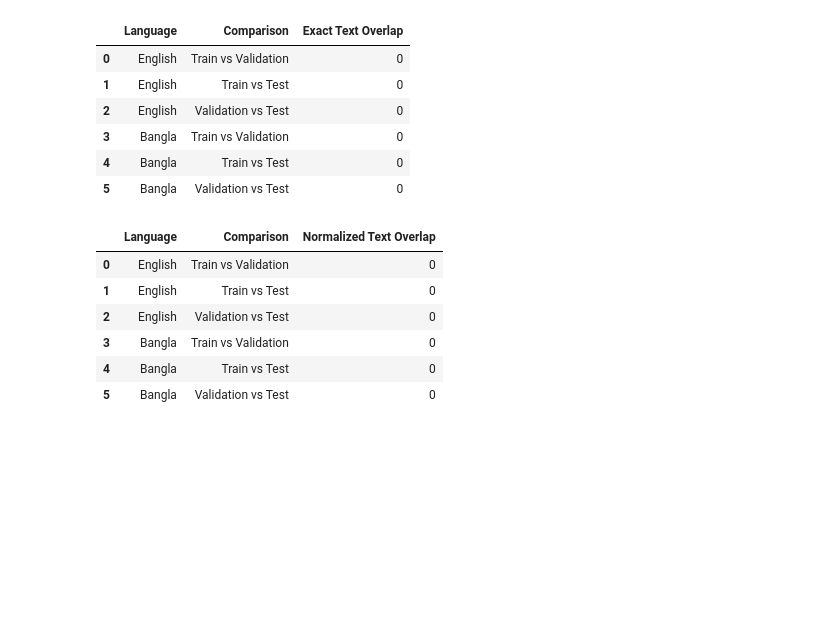
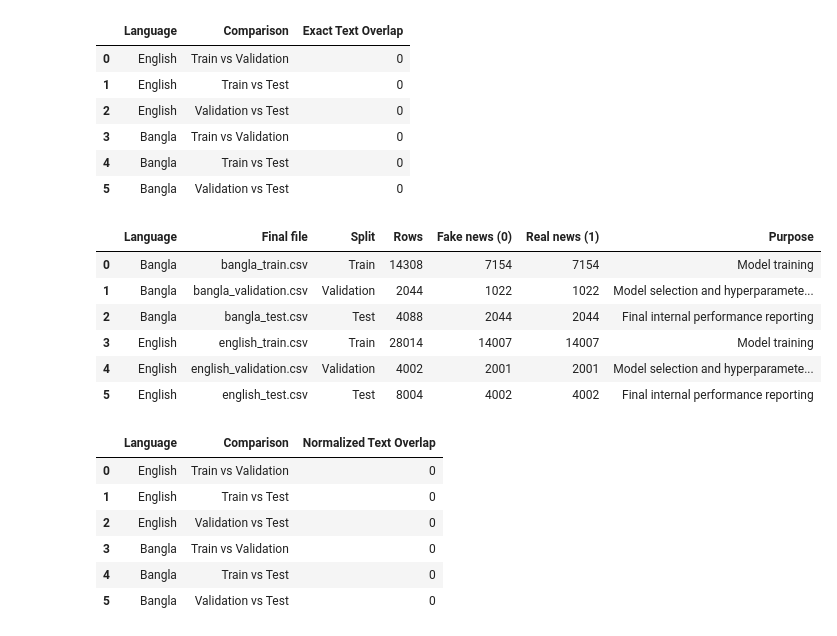
Before and after one commit to rahadul231/Fake-News-Detection-in-English-and-Bangla, a Jupyter notebook: fake-news-detection-in-english-and-bangla.ipynb, the cells around one changed output. Cells and saved outputs as stored; diff of their text form; code cells hidden in the pictures; blank space fills up the shorter version.

Commit message:
Kaggle Notebook | Fake News Detection in English and Bangla | Version 10

```diff
--- a/fake-news-detection-in-english-and-bangla.ipynb
+++ b/fake-news-detection-in-english-and-bangla.ipynb
@@ -221,7 +185,7 @@ search_roots = [
     Path(".")
 ]
 
-extraction_dir = Path("/kaggle/working/extracted_q1_safe_dataset")
+extraction_dir = Path("/kaggle/working/extracted_final_curated_dataset")
 extraction_dir.mkdir(parents=True, exist_ok=True)
 
 # If the final dataset is uploaded as a ZIP file, extract it safely.
@@ -261,10 +225,10 @@ if missing:
     raise FileNotFoundError(
         "Missing required dataset files: "
         + ", ".join(missing)
-        + ". Upload the final Q1-safe dataset package containing all six CSV files."
+        + ". Upload the final curated dataset package containing all six CSV files."
     )
 
-print("\nAll required final Q1-safe dataset files found successfully.")
+print("\nAll required final curated dataset files found successfully.")
 # %% [output]
 Found dataset files:
 english_train: /kaggle/input/datasets/rahadul231/fake-news-detection-in-english-and-bangla-language/english_train.csv
@@ -632,4 +791,73 @@ display(overlap_table)
 | 3 | Bangla | Train vs Validation | 0 |
 | 4 | Bangla | Train vs Test | 0 |
 | 5 | Bangla | Validation vs Test | 0 |
+# %%
+# Step 13A: Dataset Construction Flow Table
+
+construction_flow = pd.DataFrame([
+    {
+        "Language": "Bangla",
+        "Final file": "bangla_train.csv",
+        "Split": "Train",
+        "Rows": len(bangla_train),
+        "Fake news (0)": int((bangla_train["label"] == 0).sum()),
+        "Real news (1)": int((bangla_train["label"] == 1).sum()),
+        "Purpose": "Model training"
+    },
+    {
+        "Language": "Bangla",
+        "Final file": "bangla_validation.csv",
+        "Split": "Validation",
+        "Rows": len(bangla_validation),
+        "Fake news (0)": int((bangla_validation["label"] == 0).sum()),
+        "Real news (1)": int((bangla_validation["label"] == 1).sum()),
+        "Purpose": "Model selection and hyperparameter checking"
+    },
+    {
+        "Language": "Bangla",
+        "Final file": "bangla_test.csv",
+        "Split": "Test",
+        "Rows": len(bangla_test),
+        "Fake news (0)": int((bangla_test["label"] == 0).sum()),
+        "Real news (1)": int((bangla_test["label"] == 1).sum()),
+        "Purpose": "Final internal performance reporting"
+    },
+    {
+        "Language": "English",
+        "Final file": "english_train.csv",
+        "Split": "Train",
+        "Rows": len(english_train),
+        "Fake news (0)": int((english_train["label"] == 0).sum()),
+        "Real news (1)": int((english_train["label"] == 1).sum()),
+        "Purpose": "Model training"
+    },
+    {
+        "Language": "English",
+        "Final file": "english_validation.csv",
+        "Split": "Validation",
+        "Rows": len(english_validation),
+        "Fake news (0)": int((english_validation["label"] == 0).sum()),
+        "Real news (1)": int((english_validation["label"] == 1).sum()),
+        "Purpose": "Model selection and hyperparameter checking"
+    },
+    {
+        "Language": "English",
+        "Final file": "english_test.csv",
+        "Split": "Test",
+        "Rows": len(english_test),
+        "Fake news (0)": int((english_test["label"] == 0).sum()),
+        "Real news (1)": int((english_test["label"] == 1).sum()),
+        "Purpose": "Final internal performance reporting"
+    }
+])
+
+display(construction_flow)
+# %% [output]
+|  | Language | Final file | Split | Rows | Fake news (0) | Real news (1) | Purpose |
+| 0 | Bangla | bangla_train.csv | Train | 14308 | 7154 | 7154 | Model training |
+| 1 | Bangla | bangla_validation.csv | Validation | 2044 | 1022 | 1022 | Model selection and hyperparamete... |
+| 2 | Bangla | bangla_test.csv | Test | 4088 | 2044 | 2044 | Final internal performance reporting |
+| 3 | English | english_train.csv | Train | 28014 | 14007 | 14007 | Model training |
+| 4 | English | english_validation.csv | Validation | 4002 | 2001 | 2001 | Model selection and hyperparamete... |
+| 5 | English | english_test.csv | Test | 8004 | 4002 | 4002 | Final internal performance reporting |
 # %%
```
Also changed, not shown: parts of 96 cells of this notebook.
